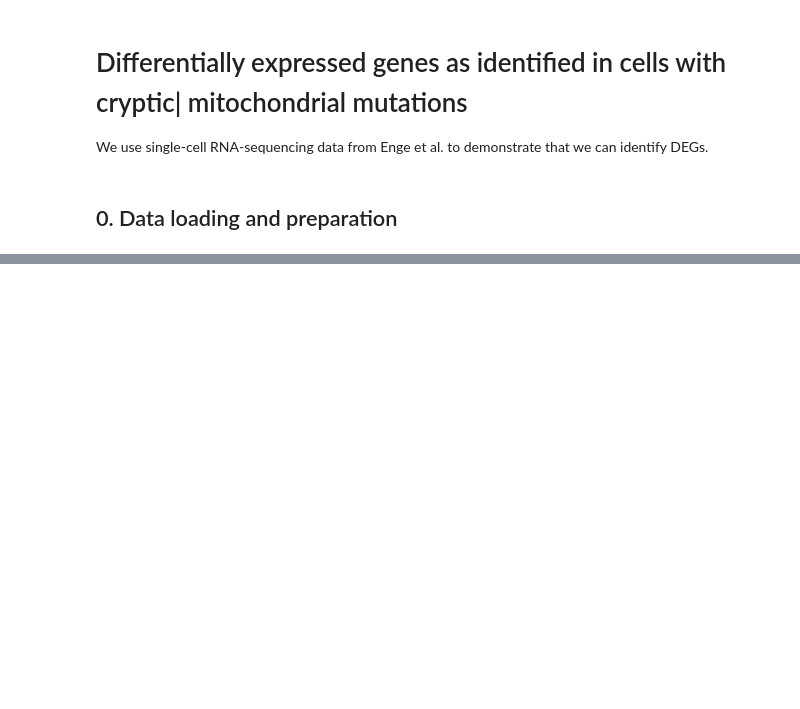
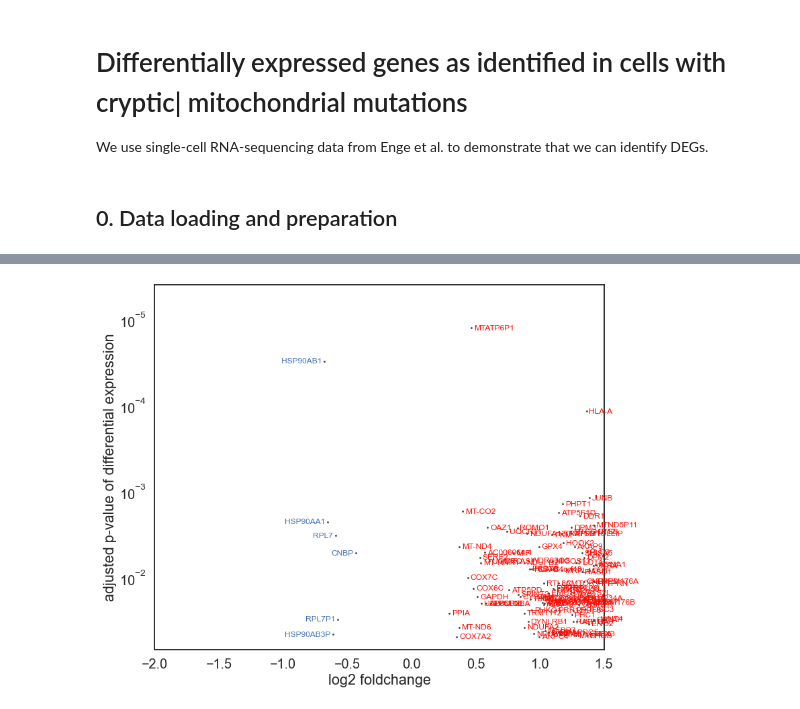
Before and after one commit to SystemsAndSignalsGroup/Mito-Ageing, a Jupyter notebook: code/geneExpressionAnalysis/mitochondrialLoadAndDEG.ipynb, the cells around one changed output, grey strips where cells are left out. Saved outputs shown, nothing was run; the diff lists cells and outputs as text; code cells hidden in the pictures; blank space fills up the shorter version.

```diff
--- a/code/geneExpressionAnalysis/mitochondrialLoadAndDEG.ipynb
+++ b/code/geneExpressionAnalysis/mitochondrialLoadAndDEG.ipynb
@@ -214,0 +248,6 @@ DEGs_Cryptic_95.to_csv('./DEG_out/deg_Enge_t95.csv')
+# %%
+# plotting
+[fig,ax]=plotVolcano(DEGs_Cryptic_40,fontSize=12)
+fig.savefig('./../../figures/publicationFigures/DEGs/VolcanoPlotEnge_t40.pdf', bbox_inches = "tight")
+# %% [output]
+[figure, added]
```
Also changed, not shown: parts of 10 cells of this notebook, 8 other files.
